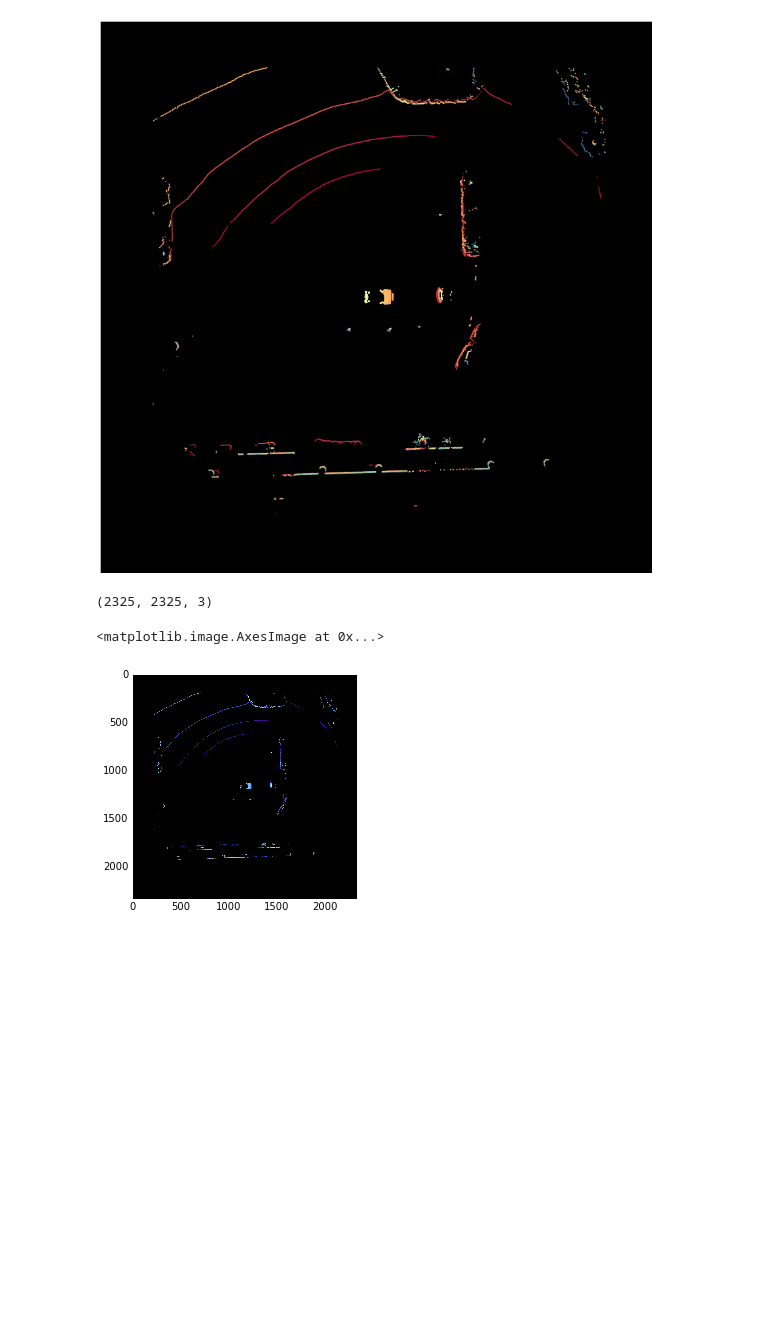
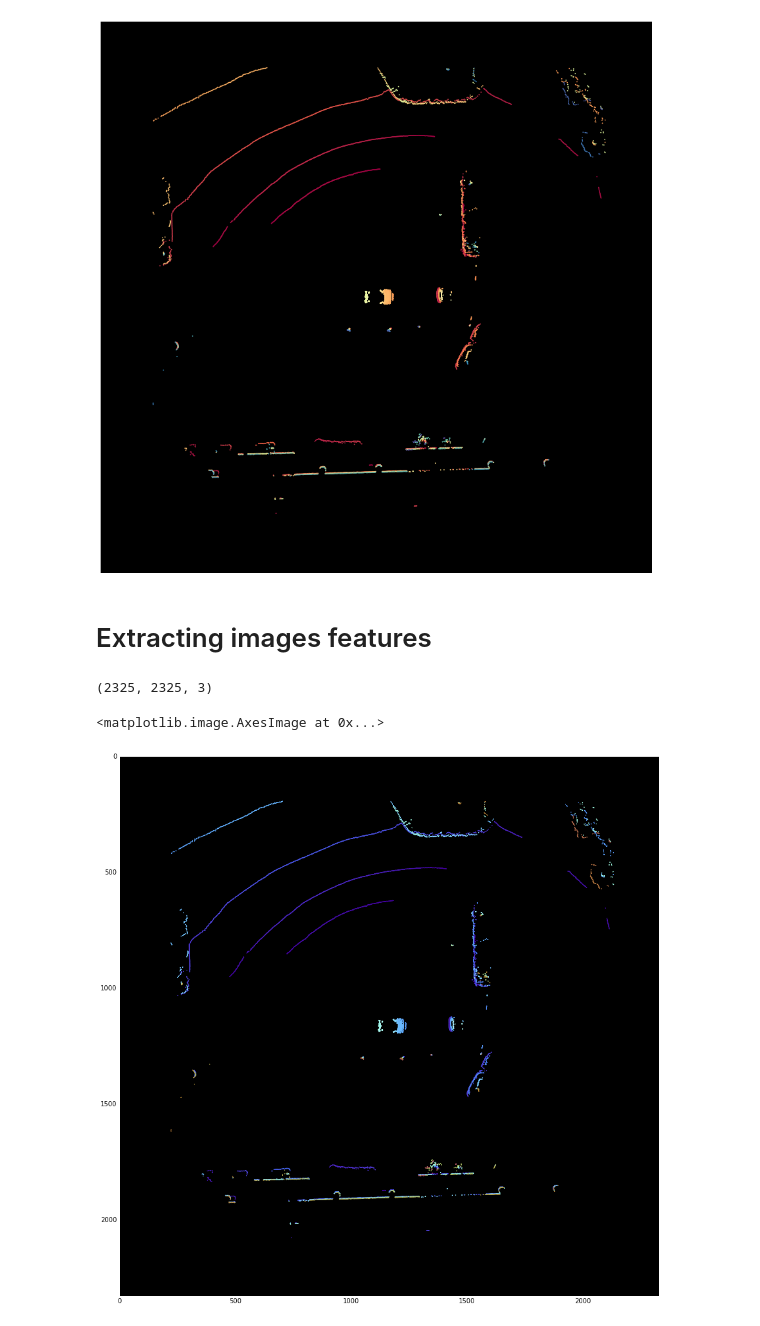
Before and after one commit to moe-elsadig/DidiChallengeHelperScripts, a Jupyter notebook: Feature_extraction_from_velo_points.ipynb, the cells around one changed output. Cells and saved outputs as stored; diff of their text form; code cells hidden in the pictures; blank space fills up the shorter version.

```diff
--- a/Feature_extraction_from_velo_points.ipynb
+++ b/Feature_extraction_from_velo_points.ipynb
@@ -296,15 +302,18 @@ mayavi.mlab.points3d(x_s, y_s, z_s,
                      figure=fig,
                      )
 mayavi.mlab.show()
+# %% [markdown]
+# Extracting images features
 # %%
 croppable_img = cv2.imread("croppable_img.png")
 croppable_img2 = cv2.imread("croppable_img.png")
 print(croppable_img.shape)
+plt.figure(figsize=(15,15))
 plt.imshow(croppable_img)
 # %% [output]
 (2325, 2325, 3)
 <matplotlib.image.AxesImage at 0x...>
-[figure, old version]
+[figure, new version]
 # %%
 #grid size for person?
 def grid_img(img, size):
```
Also changed, not shown: parts of 16 cells of this notebook, 1 other file.
